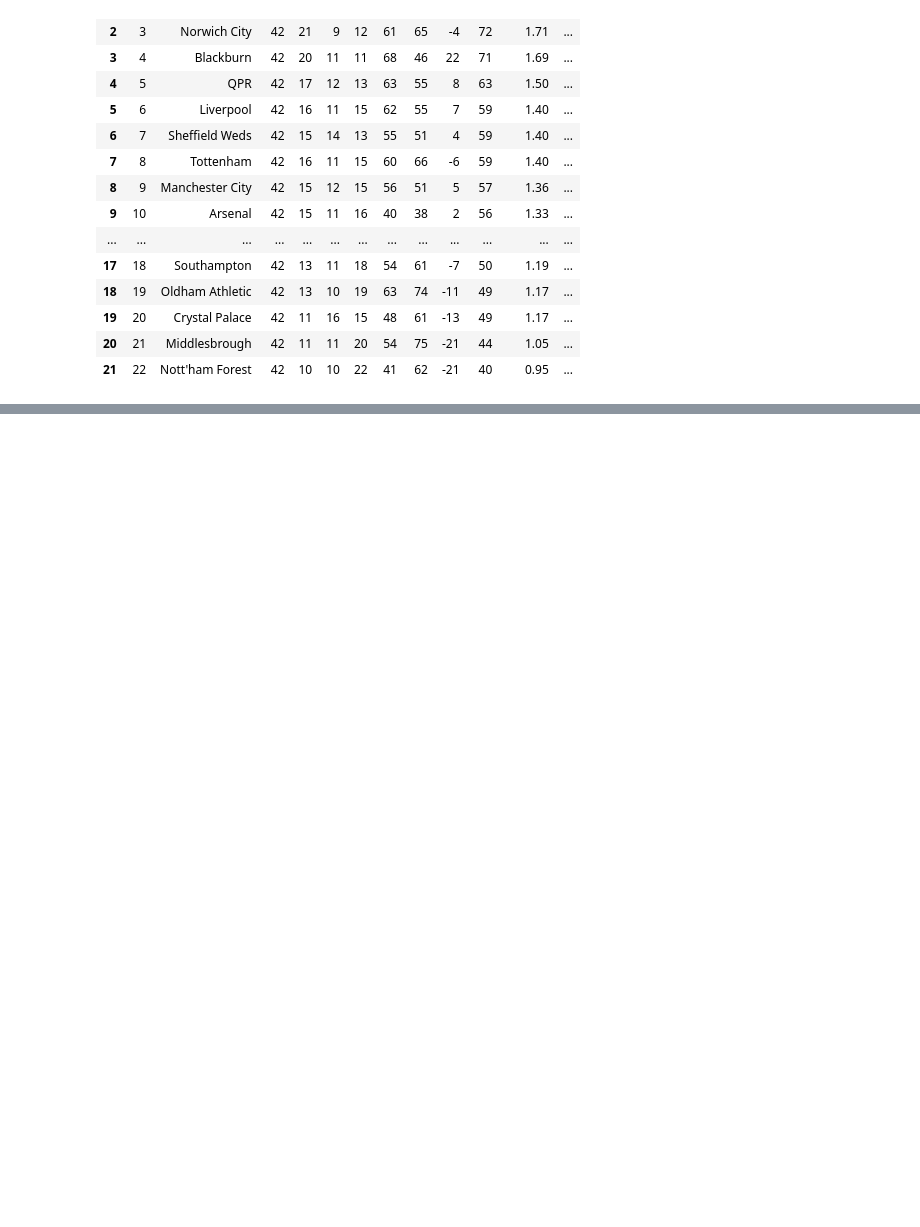
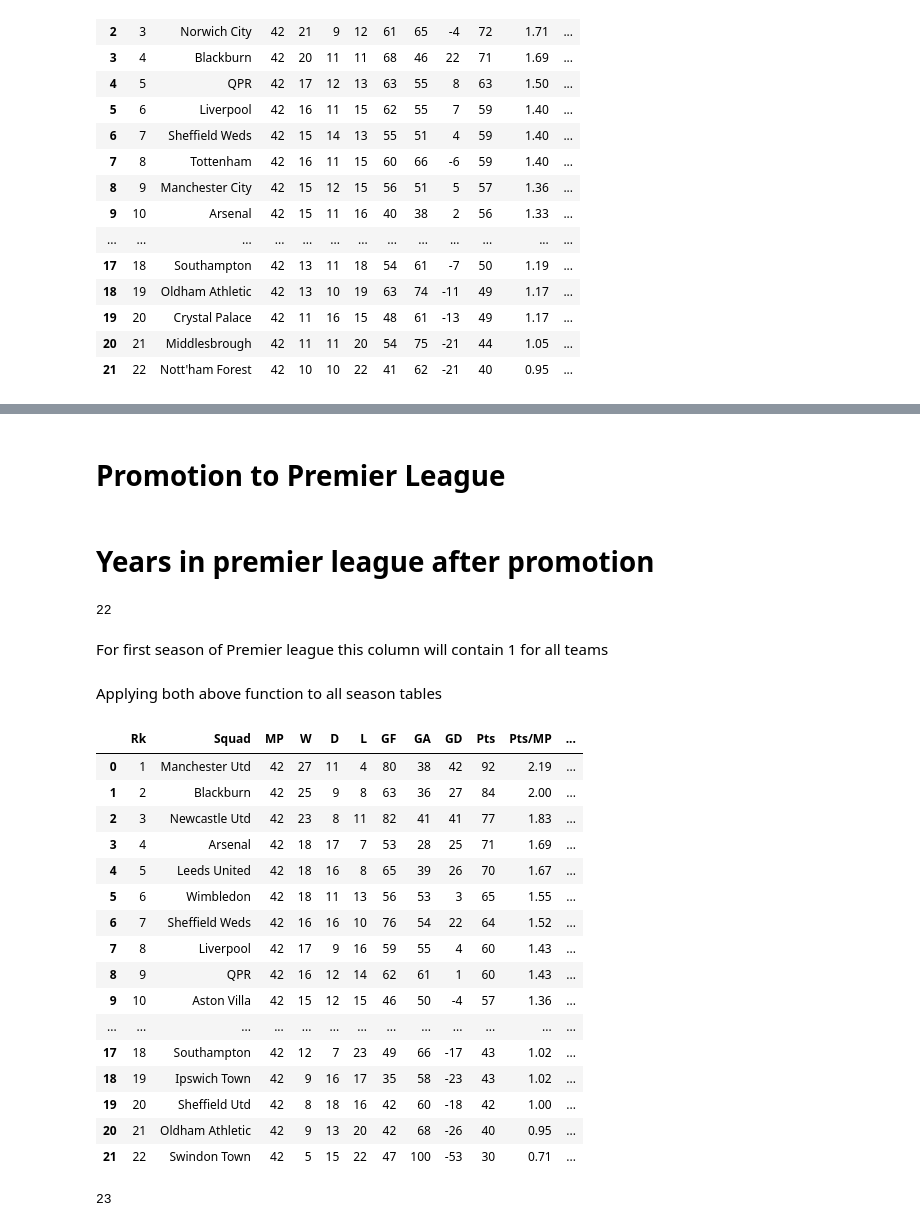
Before and after one commit to Aniket-Raikwar1/Premier_League_data_analysis, a Jupyter notebook: Analysing premier league seasons.ipynb, the cells around one changed output, grey strips where cells are left out. Cells and saved outputs as stored; diff of their text form; code cells hidden in the pictures; blank space fills up the shorter version.

Commit message:
Cleaning all season table

```diff
--- a/Analysing premier league seasons.ipynb
+++ b/Analysing premier league seasons.ipynb
@@ -206,0 +193,2 @@ season
+# %% [markdown]
+# Promotion to Premier League
@@ -206,0 +201,2 @@ season
+# %% [markdown]
+# Years in premier league after promotion
@@ -206,0 +207,6 @@ season
+# %%
+len(season_table_1992['Squad'])
+# %% [output]
+22
+# %% [markdown]
+For first season of Premier league this column will contain 1 for all teams
@@ -206,0 +215,2 @@ season
+# %% [markdown]
+Applying both above function to all season tables
@@ -206,0 +224,24 @@ season
+# %%
+season_table_1993
+# %% [output]
+|  | Rk | Squad | MP | W | D | L | GF | GA | GD | Pts | Pts/MP | ... |
+| 0 | 1 | Manchester Utd | 42 | 27 | 11 | 4 | 80 | 38 | 42 | 92 | 2.19 | ... |
+| 1 | 2 | Blackburn | 42 | 25 | 9 | 8 | 63 | 36 | 27 | 84 | 2.00 | ... |
+| 2 | 3 | Newcastle Utd | 42 | 23 | 8 | 11 | 82 | 41 | 41 | 77 | 1.83 | ... |
+| 3 | 4 | Arsenal | 42 | 18 | 17 | 7 | 53 | 28 | 25 | 71 | 1.69 | ... |
+| 4 | 5 | Leeds United | 42 | 18 | 16 | 8 | 65 | 39 | 26 | 70 | 1.67 | ... |
+| 5 | 6 | Wimbledon | 42 | 18 | 11 | 13 | 56 | 53 | 3 | 65 | 1.55 | ... |
+| 6 | 7 | Sheffield Weds | 42 | 16 | 16 | 10 | 76 | 54 | 22 | 64 | 1.52 | ... |
+| 7 | 8 | Liverpool | 42 | 17 | 9 | 16 | 59 | 55 | 4 | 60 | 1.43 | ... |
+| 8 | 9 | QPR | 42 | 16 | 12 | 14 | 62 | 61 | 1 | 60 | 1.43 | ... |
+| 9 | 10 | Aston Villa | 42 | 15 | 12 | 15 | 46 | 50 | -4 | 57 | 1.36 | ... |
+| ... | ... | ... | ... | ... | ... | ... | ... | ... | ... | ... | ... | ... |
+| 17 | 18 | Southampton | 42 | 12 | 7 | 23 | 49 | 66 | -17 | 43 | 1.02 | ... |
+| 18 | 19 | Ipswich Town | 42 | 9 | 16 | 17 | 35 | 58 | -23 | 43 | 1.02 | ... |
+| 19 | 20 | Sheffield Utd | 42 | 8 | 18 | 16 | 42 | 60 | -18 | 42 | 1.00 | ... |
+| 20 | 21 | Oldham Athletic | 42 | 9 | 13 | 20 | 42 | 68 | -26 | 40 | 0.95 | ... |
+| 21 | 22 | Swindon Town | 42 | 5 | 15 | 22 | 47 | 100 | -53 | 30 | 0.71 | ... |
+# %%
+season_table_2020['Goals scored by top team scorer'].max()
+# %% [output]
+23
```
Also changed, not shown: parts of 21 cells of this notebook, 1 other file.
